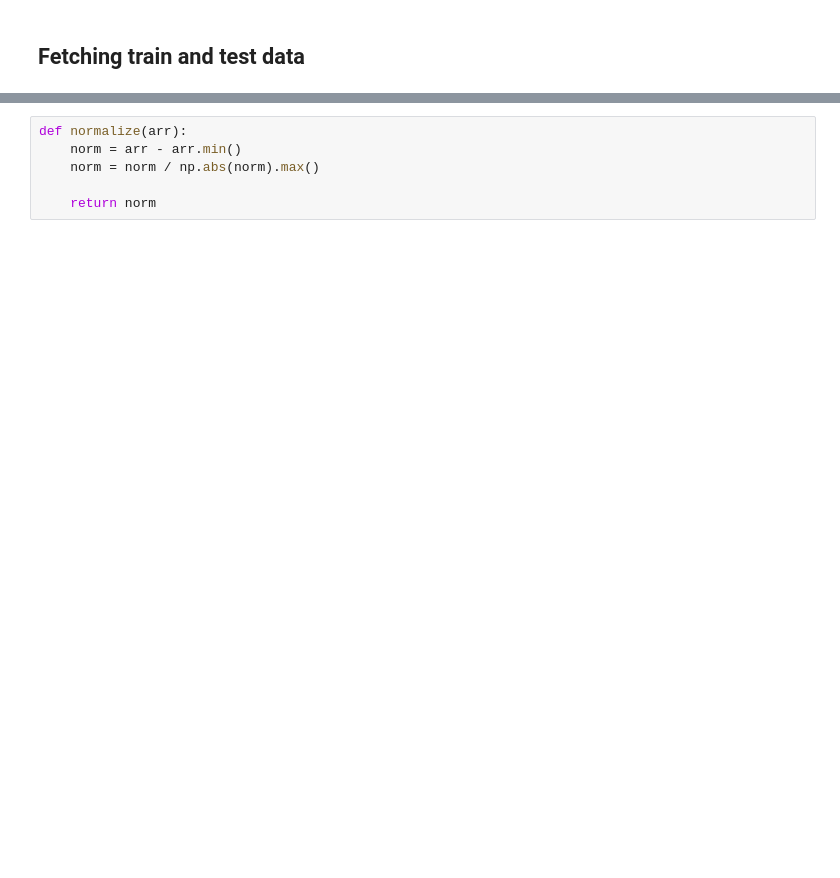
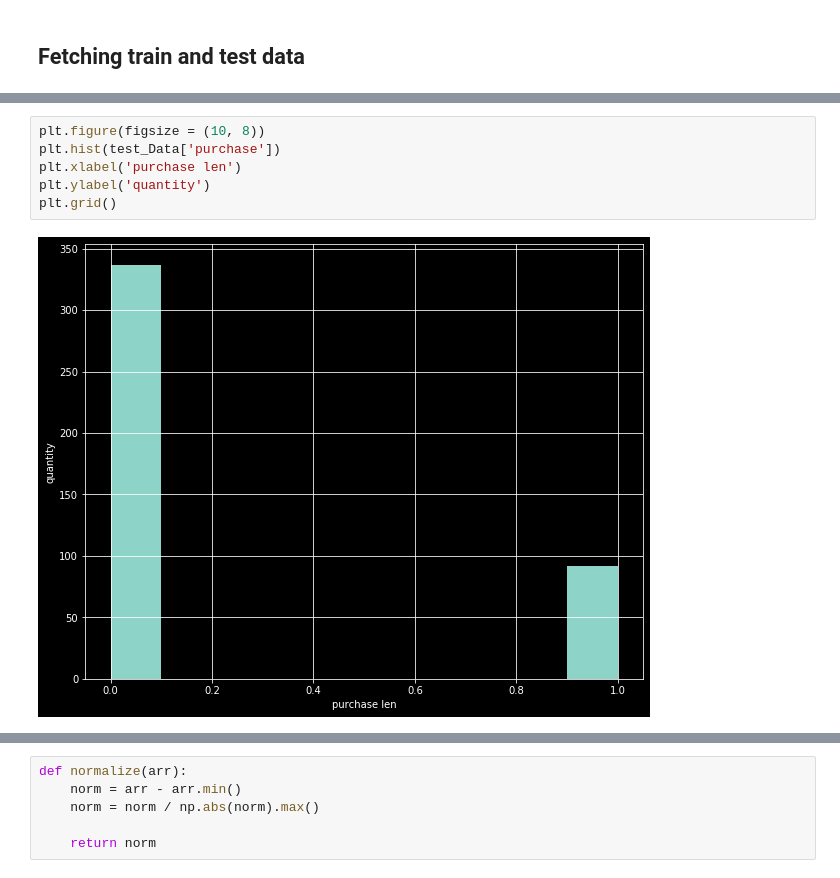
Before and after one commit to dinThea/event_detection, a Jupyter notebook: fetch_train_and_test.ipynb, the cells around one changed output, grey strips where cells are left out. Saved outputs shown, nothing was run; the diff lists cells and outputs as text; blank space fills up the shorter version.

```diff
--- a/fetch_train_and_test.ipynb
+++ b/fetch_train_and_test.ipynb
@@ -113,0 +100,8 @@ plt.grid(alpha = 0.25)
+# %%
+plt.figure(figsize = (10, 8))
+plt.hist(test_Data['purchase'])
+plt.xlabel('purchase len')
+plt.ylabel('quantity')
+plt.grid()
+# %% [output]
+[figure, added]
```
Also changed, not shown: parts of 22 cells of this notebook, 4 other files.
